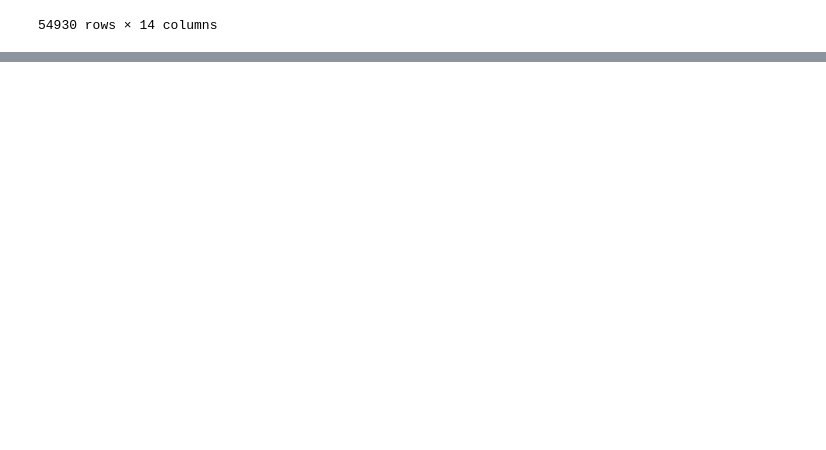
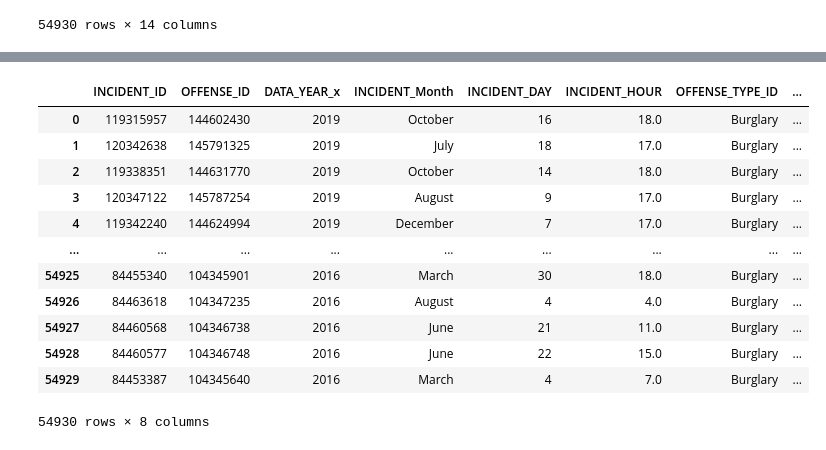
Before and after one commit to mfGWU/module20_finalproject, a Jupyter notebook: DataAnalysis_phase.ipynb, the cells around one changed output, grey strips where cells are left out. Saved outputs shown, nothing was run; the diff lists cells and outputs as text; code cells hidden in the pictures; blank space fills up the shorter version.

```diff
--- a/DataAnalysis_phase.ipynb
+++ b/DataAnalysis_phase.ipynb
@@ -120,0 +131,18 @@ merged_df
+# %%
+# Select multiple columns to create new dataframe
+incident_offense_df = merged_df[['INCIDENT_ID','OFFENSE_ID','﻿DATA_YEAR_x','INCIDENT_Month','INCIDENT_DAY','INCIDENT_HOUR','OFFENSE_TYPE_ID','LOCATION_ID']]
+incident_offense_df
+# %% [output]
+|  | INCIDENT_ID | OFFENSE_ID | ﻿DATA_YEAR_x | INCIDENT_Month | INCIDENT_DAY | INCIDENT_HOUR | OFFENSE_TYPE_ID | ... |
+| 0 | 119315957 | 144602430 | 2019 | October | 16 | 18.0 | Burglary | ... |
+| 1 | 120342638 | 145791325 | 2019 | July | 18 | 17.0 | Burglary | ... |
+| 2 | 119338351 | 144631770 | 2019 | October | 14 | 18.0 | Burglary | ... |
+| 3 | 120347122 | 145787254 | 2019 | August | 9 | 17.0 | Burglary | ... |
+| 4 | 119342240 | 144624994 | 2019 | December | 7 | 17.0 | Burglary | ... |
+| ... | ... | ... | ... | ... | ... | ... | ... | ... |
+| 54925 | 84455340 | 104345901 | 2016 | March | 30 | 18.0 | Burglary | ... |
+| 54926 | 84463618 | 104347235 | 2016 | August | 4 | 4.0 | Burglary | ... |
+| 54927 | 84460568 | 104346738 | 2016 | June | 21 | 11.0 | Burglary | ... |
+| 54928 | 84460577 | 104346748 | 2016 | June | 22 | 15.0 | Burglary | ... |
+| 54929 | 84453387 | 104345640 | 2016 | March | 4 | 7.0 | Burglary | ... |
+54930 rows × 8 columns
```
Also changed, not shown: parts of 22 cells of this notebook, 1 other file.
